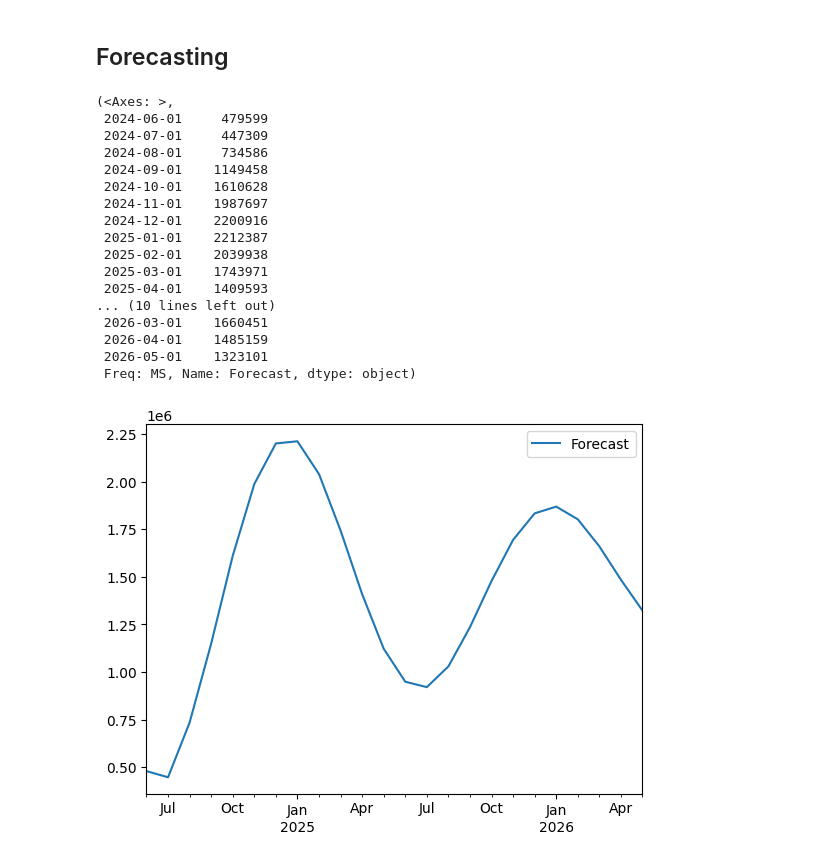
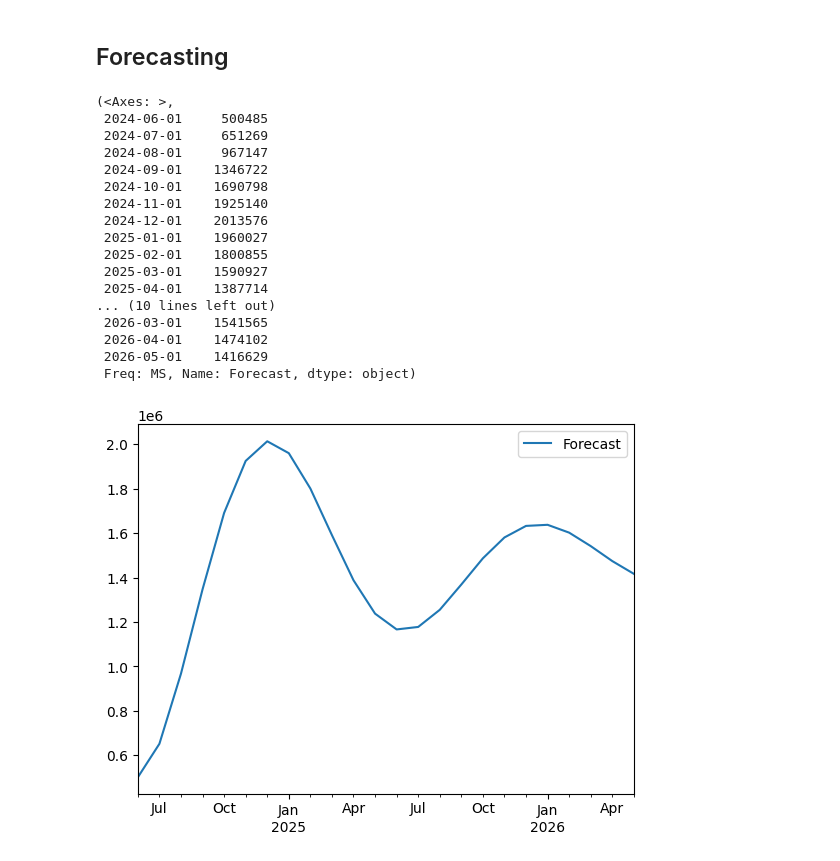
Before and after one commit to LeinnarF/Math_Modeling_Research_ARIMAX, a Jupyter notebook: Production_ARIMA.ipynb, the cells around one changed output. Saved outputs shown, nothing was run; the diff lists cells and outputs as text; code cells hidden in the pictures.

```diff
--- a/Production_ARIMA.ipynb
+++ b/Production_ARIMA.ipynb
@@ -204,28 +212,28 @@ Actual: 722192.0, Predicted: 1020179.0187329157
 # %%
 skip_last = df_prod.iloc[:117]
 
-final_model = ARIMA(skip_last, order=(3,0,1)).fit()
+final_model = ARIMA(skip_last, order=(2,0,1)).fit()
 forecast = final_model.forecast(steps=24).rename('Forecast')
 forecast.plot(legend=True), forecast.apply(lambda x: f"{x:.0f}")
 # %% [output]
 (<Axes: >,
- 2024-06-01     479599
- 2024-07-01     447309
- 2024-08-01     734586
- 2024-09-01    1149458
- 2024-10-01    1610628
- 2024-11-01    1987697
- 2024-12-01    2200916
- 2025-01-01    2212387
- 2025-02-01    2039938
- 2025-03-01    1743971
- 2025-04-01    1409593
+ 2024-06-01     500485
+ 2024-07-01     651269
+ 2024-08-01     967147
+ 2024-09-01    1346722
+ 2024-10-01    1690798
+ 2024-11-01    1925140
+ 2024-12-01    2013576
+ 2025-01-01    1960027
+ 2025-02-01    1800855
+ 2025-03-01    1590927
+ 2025-04-01    1387714
 ... (10 lines left out)
- 2026-03-01    1660451
- 2026-04-01    1485159
- 2026-05-01    1323101
+ 2026-03-01    1541565
+ 2026-04-01    1474102
+ 2026-05-01    1416629
  Freq: MS, Name: Forecast, dtype: object)
-[figure, old version]
+[figure, new version]
 # %%
 def Compare_plot(actual, forecast):
     plt.figure(figsize=(12, 6))
```
Also changed, not shown: parts of 3 cells of this notebook, 1 other file.
